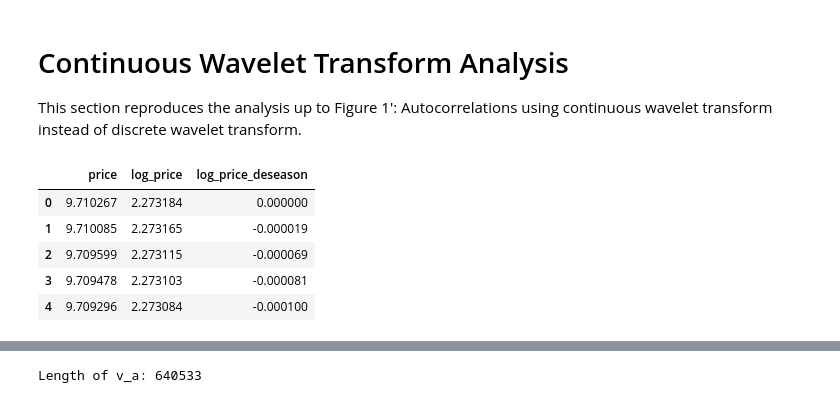
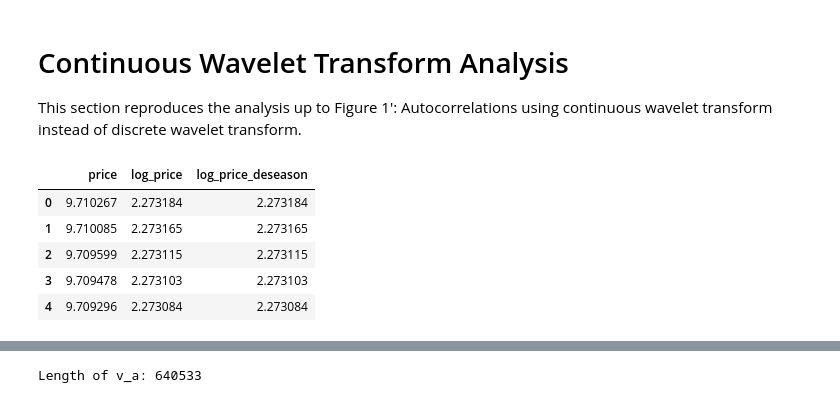
Before and after one commit to filipchudzynski/stock-market-non-gaussianity-analyzer_v2, a Jupyter notebook: paper_simulation_cwt.ipynb, the cells around one changed output, grey strips where cells are left out. Saved outputs shown, nothing was run; the diff lists cells and outputs as text; code cells hidden in the pictures.

```diff
--- a/paper_simulation_cwt.ipynb
+++ b/paper_simulation_cwt.ipynb
@@ -36,39 +36,39 @@ except:
 df = df.dropna().reset_index(drop=True)
 
 # Log-price
 df['log_price'] = np.log(df['price'])
 
 def deseasonalize(log_price, samples_per_day):
     """Remove intraday mean log-return pattern."""
     returns = np.diff(log_price)
     n = len(returns)
 
     # average return at each intraday position
     intraday_idx = np.arange(n) % samples_per_day
     seasonal = np.array([
         returns[intraday_idx == i].mean()
         for i in range(samples_per_day)
     ])
 
     # subtract seasonal mean at each time step
     returns_ds = returns - seasonal[intraday_idx]
 
     # reconstruct log-price
     return np.cumsum(np.r_[0, returns_ds])
 
 samples_per_day = 195  # 6.5 hours × 30 two-minute bars
 
 # Since there is no intraday pattern, we skip deseasonalization
-df['log_price_deseason'] = deseasonalize(df['log_price'], samples_per_day)
+df['log_price_deseason'] = df['log_price'] #deseasonalize(df['log_price'], samples_per_day)
 
 df.head()
 # %% [output]
 |  | price | log_price | log_price_deseason |
-| 0 | 9.710267 | 2.273184 | 0.000000 |
-| 1 | 9.710085 | 2.273165 | -0.000019 |
-| 2 | 9.709599 | 2.273115 | -0.000069 |
-| 3 | 9.709478 | 2.273103 | -0.000081 |
-| 4 | 9.709296 | 2.273084 | -0.000100 |
+| 0 | 9.710267 | 2.273184 | 2.273184 |
+| 1 | 9.710085 | 2.273165 | 2.273165 |
+| 2 | 9.709599 | 2.273115 | 2.273115 |
+| 3 | 9.709478 | 2.273103 | 2.273103 |
+| 4 | 9.709296 | 2.273084 | 2.273084 |
 # %%
 wavelet = 'gaus1'
 max_level = 10
```
Also changed, not shown: parts of 6 cells of this notebook.
